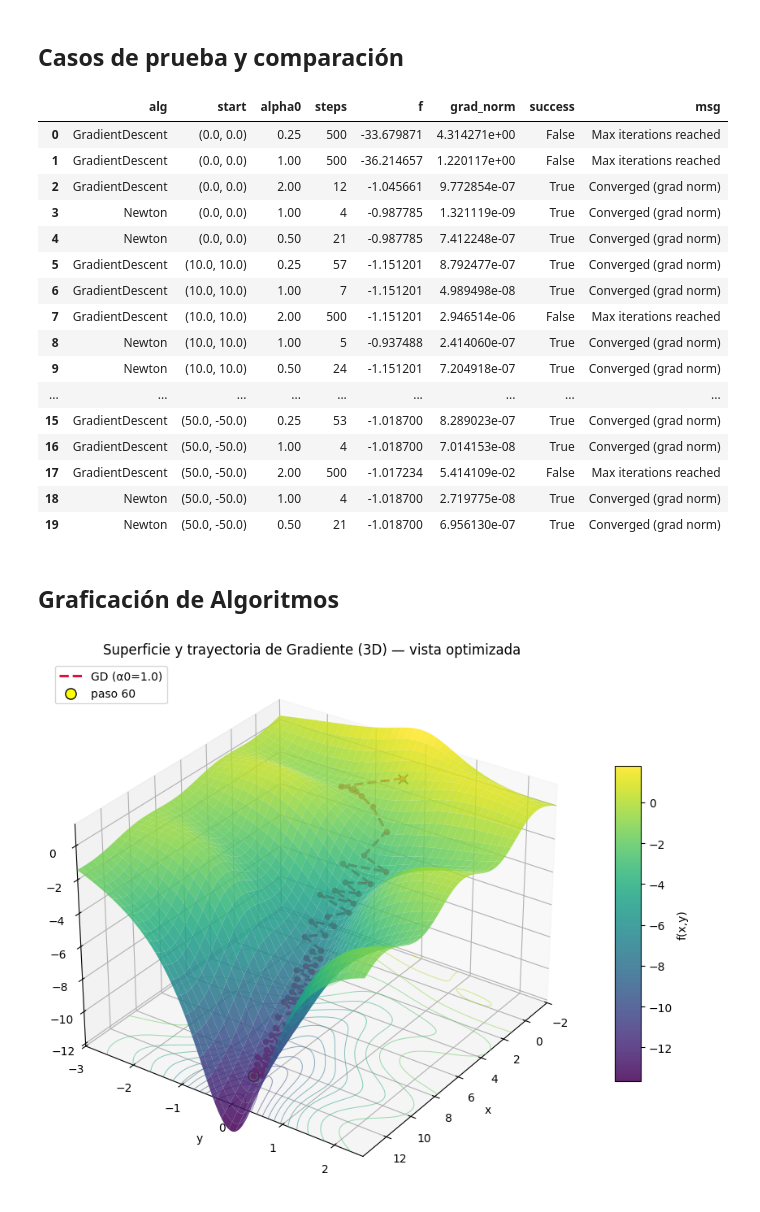
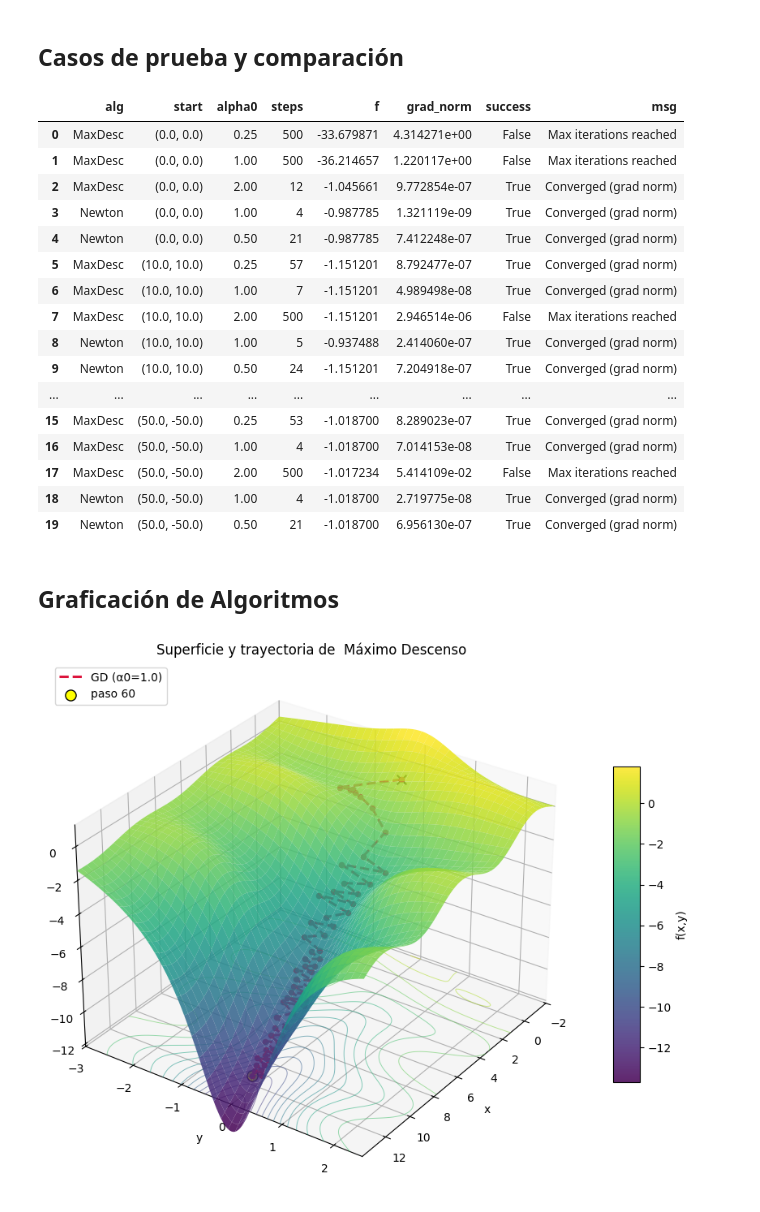
Before and after one commit to Ray-M05/Optimization-Algorithms, a Jupyter notebook: Algoritmos.ipynb, the cells around one changed output. Cells and saved outputs as stored; diff of their text form; code cells hidden in the pictures.

```diff
--- a/Algoritmos.ipynb
+++ b/Algoritmos.ipynb
@@ -79,19 +83,19 @@ class RunResult:
     backtracks: List[int] = field(default_factory=list)
     message: str = ""
 
-def gradient_descent(x0, tol=1e-6, max_iters=500, alpha0=1.0, armijo_c=1e-4, armijo_rho=0.5) -> RunResult:
+def max_descent(x0, tol=1e-6, max_iters=500, alpha0=1.0, armijo_c=1e-4, armijo_rho=0.5) -> RunResult:
     x = np.array(x0, dtype=float)
     params = ArmijoParams(c=armijo_c, rho=armijo_rho, alpha0=alpha0)
     path, bts = [tuple(x)], []
     for k in range(max_iters):
-        g = grad_xy(x)
+        g = grad_xy(x)  # gradiente en x_k
         if float(np.linalg.norm(g)) < tol:
             return RunResult("GradientDescent", tuple(x0), k, f_vec(x), float(np.linalg.norm(g)), True, alpha0, path, bts, "Converged (grad norm)")
-        d = -g
-        alpha, bt = backtracking_armijo(x, d, g, f_vec, params)
+        d = -g # dirección de máximo descenso
+        alpha, bt = backtracking_armijo(x, d, g, f_vec, params) # selección de tamaño de paso por Armijo
         bts.append(bt)
-        x = x + alpha * d
-        path.append(tuple(x))
+        x = x + alpha * d  # actualización del iterado
+        path.append(tuple(x))   # guardar punto para trazar la ruta
     return RunResult("GradientDescent", tuple(x0), max_iters, f_vec(x), float(np.linalg.norm(grad_xy(x))), False, alpha0, path, bts, "Max iterations reached")
 
 def newton_method(x0, tol=1e-6, max_iters=200, alpha0=1.0, armijo_c=1e-4, armijo_rho=0.5) -> RunResult:
@@ -102,12 +106,12 @@ def newton_method(x0, tol=1e-6, max_iters=200, alpha0=1.0, armijo_c=1e-4, armijo
         g = grad_xy(x)
         if float(np.linalg.norm(g)) < tol:
             return RunResult("Newton", tuple(x0), k, f_vec(x), float(np.linalg.norm(g)), True, alpha0, path, bts, "Converged (grad norm)")
-        H = hess_xy(x)
+        H = hess_xy(x)  # Hessiana en x_k
         try:
-            d = -np.linalg.solve(H, g)
-        except np.linalg.LinAlgError:
+            d = -np.linalg.solve(H, g)  # dirección de Newton: H d = -g.
+        except np.linalg.LinAlgError:   # fallback si la Hessiana es singular
             d = -g
-        if float(g @ d) >= 0:
+        if float(g @ d) >= 0: # forzar dirección de descenso si fuera necesario, fallback a -g
             d = -g
         alpha, bt = backtracking_armijo(x, d, g, f_vec, params)
         bts.append(bt)
@@ -139,13 +143,13 @@ plot_surface(xmin=-10, xmax=10, ymin=-10, ymax=10, num=150)
 # %% [markdown]
 ## Casos de prueba y comparación
 # %%
-
+# Ejecutor de pruebas: itera sobre puntos de inicio y tamaños de paso y arma un DataFrame de comparación.
 def run_experiments(starts, gd_alpha0_list=[1.0, 0.5, 2.0], newton_alpha0_list=[1.0]):
     rows, paths = [], {}
     for s in starts:
         for a0 in gd_alpha0_list:
-            res = gradient_descent(s, alpha0=a0)
-            rows.append(dict(alg="GradientDescent", start=s, alpha0=a0, steps=res.steps, f=res.func_val, grad_norm=res.grad_norm, success=res.success, msg=res.message))
+            res = max_descent(s, alpha0=a0)
+            rows.append(dict(alg="MaxDesc", start=s, alpha0=a0, steps=res.steps, f=res.func_val, grad_norm=res.grad_norm, success=res.success, msg=res.message))
             if s == starts[0] and abs(a0-1.0) < 1e-9:
                 paths[f"GD (α0={a0})"] = res.path
         for a0 in newton_alpha0_list:
@@ -161,40 +165,39 @@ df_results, paths_dict = run_experiments(starts_demo, gd_alpha0_list=[0.25, 1.0,
 df_results
 # %% [output]
 |  | alg | start | alpha0 | steps | f | grad_norm | success | msg |
-| 0 | GradientDescent | (0.0, 0.0) | 0.25 | 500 | -33.679871 | 4.314271e+00 | False | Max iterations reached |
-| 1 | GradientDescent | (0.0, 0.0) | 1.00 | 500 | -36.214657 | 1.220117e+00 | False | Max iterations reached |
-| 2 | GradientDescent | (0.0, 0.0) | 2.00 | 12 | -1.045661 | 9.772854e-07 | True | Converged (grad norm) |
+| 0 | MaxDesc | (0.0, 0.0) | 0.25 | 500 | -33.679871 | 4.314271e+00 | False | Max iterations reached |
+| 1 | MaxDesc | (0.0, 0.0) | 1.00 | 500 | -36.214657 | 1.220117e+00 | False | Max iterations reached |
+| 2 | MaxDesc | (0.0, 0.0) | 2.00 | 12 | -1.045661 | 9.772854e-07 | True | Converged (grad norm) |
 | 3 | Newton | (0.0, 0.0) | 1.00 | 4 | -0.987785 | 1.321119e-09 | True | Converged (grad norm) |
 | 4 | Newton | (0.0, 0.0) | 0.50 | 21 | -0.987785 | 7.412248e-07 | True | Converged (grad norm) |
-| 5 | GradientDescent | (10.0, 10.0) | 0.25 | 57 | -1.151201 | 8.792477e-07 | True | Converged (grad norm) |
-| 6 | GradientDescent | (10.0, 10.0) | 1.00 | 7 | -1.151201 | 4.989498e-08 | True | Converged (grad norm) |
-| 7 | GradientDescent | (10.0, 10.0) | 2.00 | 500 | -1.151201 | 2.946514e-06 | False | Max iterations reached |
+| 5 | MaxDesc | (10.0, 10.0) | 0.25 | 57 | -1.151201 | 8.792477e-07 | True | Converged (grad norm) |
+| 6 | MaxDesc | (10.0, 10.0) | 1.00 | 7 | -1.151201 | 4.989498e-08 | True | Converged (grad norm) |
+| 7 | MaxDesc | (10.0, 10.0) | 2.00 | 500 | -1.151201 | 2.946514e-06 | False | Max iterations reached |
 | 8 | Newton | (10.0, 10.0) | 1.00 | 5 | -0.937488 | 2.414060e-07 | True | Converged (grad norm) |
 | 9 | Newton | (10.0, 10.0) | 0.50 | 24 | -1.151201 | 7.204918e-07 | True | Converged (grad norm) |
 | ... | ... | ... | ... | ... | ... | ... | ... | ... |
-| 15 | GradientDescent | (50.0, -50.0) | 0.25 | 53 | -1.018700 | 8.289023e-07 | True | Converged (grad norm) |
-| 16 | GradientDescent | (50.0, -50.0) | 1.00 | 4 | -1.018700 | 7.014153e-08 | True | Converged (grad norm) |
-| 17 | GradientDescent | (50.0, -50.0) | 2.00 | 500 | -1.017234 | 5.414109e-02 | False | Max iterations reached |
+| 15 | MaxDesc | (50.0, -50.0) | 0.25 | 53 | -1.018700 | 8.289023e-07 | True | Converged (grad norm) |
+| 16 | MaxDesc | (50.0, -50.0) | 1.00 | 4 | -1.018700 | 7.014153e-08 | True | Converged (grad norm) |
+| 17 | MaxDesc | (50.0, -50.0) | 2.00 | 500 | -1.017234 | 5.414109e-02 | False | Max iterations reached |
 | 18 | Newton | (50.0, -50.0) | 1.00 | 4 | -1.018700 | 2.719775e-08 | True | Converged (grad norm) |
 | 19 | Newton | (50.0, -50.0) | 0.50 | 21 | -1.018700 | 6.956130e-07 | True | Converged (grad norm) |
 # %% [markdown]
 ## Graficación de Algoritmos
 # %%
-def plot_gd_path(start=(0.0,0.0), alpha0=1.0, armijo_c=1e-4, armijo_rho=0.5,
+def plot_md_path(start=(0.0,0.0), alpha0=1.0, armijo_c=1e-4, armijo_rho=0.5,
                              xmin=None, xmax=None, ymin=None, ymax=None,
                              pad=2.0, num=160, elev=30, azim=35, show_tail=250,
                              kmax=None, highlight_k=None, marker_every=1, lift=0.0):
-    """Superficie 3D + trayectoria de GD con control de paso y visibilidad.
-    Parámetros:
-      start      -- (x0,y0) inicial (para gradient_descent)
-      alpha0     -- paso inicial (Armijo lo ajusta)
-      kmax       -- plotea hasta ese paso (inclusive); None para toda la ruta/cola
-      highlight_k-- resalta ese paso con marcador extra
-      marker_every-- usa 1 de cada N puntos para marcadores
-      lift       -- eleva la curva en z (añade 'lift' al z) para que no se pierda dentro de la superficie
+    """Parámetros:
+        start      -- (x0,y0) inicial (para gradient_descent)
+        alpha0     -- paso inicial (Armijo lo ajusta)
+        kmax       -- plotea hasta ese paso (inclusive); None para toda la ruta/cola
+        highlight_k-- resalta ese paso con marcador extra
+        marker_every-- usa 1 de cada N puntos para marcadores
+        lift       -- eleva la curva en z (añade 'lift' al z) para que no se pierda dentro de la superficie
     """
-    res = gradient_descent(start, alpha0=alpha0, armijo_c=armijo_c, armijo_rho=armijo_rho)
-    path = np.array(res.path)
+    res = max_descent(start, alpha0=alpha0, armijo_c=armijo_c, armijo_rho=armijo_rho)
+    path = np.array(res.path) # lista completa de iteradores producida por el algoritmo
 
     if kmax is not None:
         kmax = max(0, min(int(kmax), len(path)-1))
@@ -213,7 +216,7 @@ def plot_gd_path(start=(0.0,0.0), alpha0=1.0, armijo_c=1e-4, armijo_rho=0.5,
     xs = np.linspace(xmin, xmax, num)
     ys = np.linspace(ymin, ymax, num)
     X, Y = np.meshgrid(xs, ys, indexing='xy')
-    Z = np.cos(X) * np.sin(Y) - X / (Y**2 + 1.0)
+    Z = np.cos(X) * np.sin(Y) - X / (Y**2 + 1.0)  # superficie z=f(x,y)
 
     Zp = np.array([f_xy(px, py) for px, py in path])
     allZ = np.concatenate([Z.ravel(), Zp])
@@ -222,37 +225,37 @@ def plot_gd_path(start=(0.0,0.0), alpha0=1.0, armijo_c=1e-4, armijo_rho=0.5,
     if lift == 0.0:
         lift = 0.01 * max(1e-9, (zmax - zmin))
     Zp_line = Zp + lift
 
     fig = plt.figure(figsize=(10,7))
     ax = fig.add_subplot(111, projection='3d')
     surf = ax.plot_surface(X, Y, Z, linewidth=0, antialiased=True, cmap='viridis', edgecolor='none', alpha=0.85)
     ax.contour(X, Y, Z, zdir='z', offset=zmin, levels=15, cmap='viridis', alpha=0.55, linewidths=0.7)
 
-    ax.plot(path[:,0], path[:,1], Zp_line, linestyle='--', linewidth=2.2, color='crimson', label=f'GD (α0={alpha0})', zorder=4)
+    ax.plot(path[:,0], path[:,1], Zp_line, linestyle='--', linewidth=2.2, color='crimson', label=f'GD (α0={alpha0})', zorder=4)  # curva 3D de la trayectoria
     if marker_every is None or marker_every < 1:
         marker_every = 1
     pts = path[::marker_every]
     zp_pts = Zp_line[::marker_every]
     ax.scatter(pts[:,0], pts[:,1], zp_pts, s=20, color='crimson', depthshade=False, zorder=5)
     ax.scatter(path[0,0], path[0,1], Zp_line[0], s=70, marker='x', color='k', zorder=6)
     ax.scatter(path[-1,0], path[-1,1], Zp_line[-1], s=70, marker='*', edgecolor='k', color='white', zorder=6)
 
     if highlight_k is not None:
         hk = max(0, min(int(highlight_k), len(path)-1))
         ax.scatter(path[hk,0], path[hk,1], Zp_line[hk], s=90, marker='o', edgecolor='k', color='yellow', zorder=7, label=f'paso {hk}')
 
     ax.set_xlim(xmin, xmax); ax.set_ylim(ymin, ymax); ax.set_zlim(zmin, zmax)
     ax.set_xlabel('x'); ax.set_ylabel('y'); ax.set_zlabel('f(x,y)')
-    ax.set_title('Superficie y trayectoria de Gradiente (3D) — vista optimizada')
+    ax.set_title('Superficie y trayectoria de  Máximo Descenso')
     ax.view_init(elev=elev, azim=azim)
     fig.colorbar(surf, shrink=0.6, aspect=12, pad=0.05, label='f(x,y)')
     ax.legend(loc='upper left')
     plt.tight_layout(); plt.show()
 
 # Ejemplo de uso:
-plot_gd_path(start=(0.0,0.0), alpha0=1.0, kmax=60, highlight_k=60)
+plot_md_path(start=(0.0,0.0), alpha0=1.0, kmax=60, highlight_k=60)
 # %% [output]
-[figure, old version]
+[figure, new version]
 # %%
 def plot_newton_path(start=(0.0,0.0), alpha0=1.0, armijo_c=1e-4, armijo_rho=0.5,
                                xmin=None, xmax=None, ymin=None, ymax=None,
```
Also changed, not shown: parts of 5 cells of this notebook, 8 other files.
